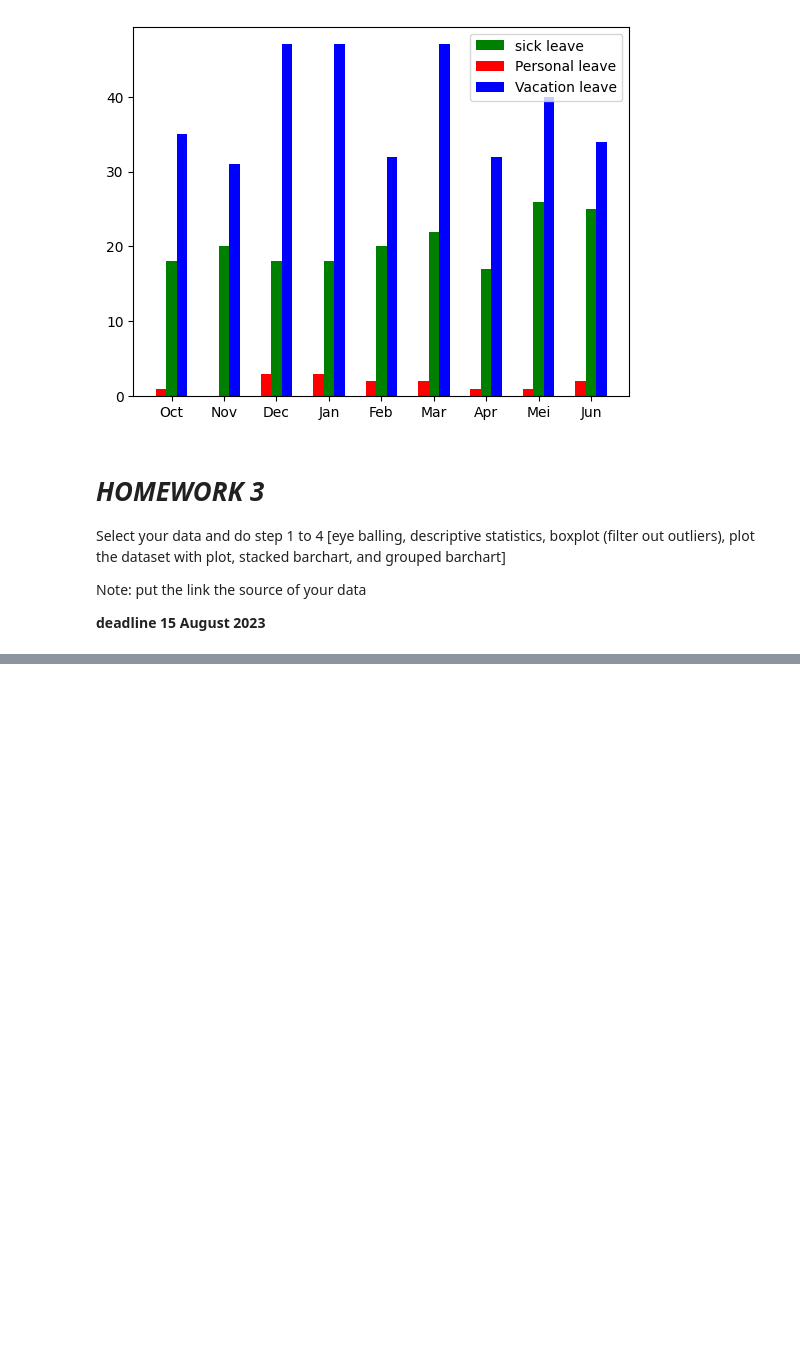
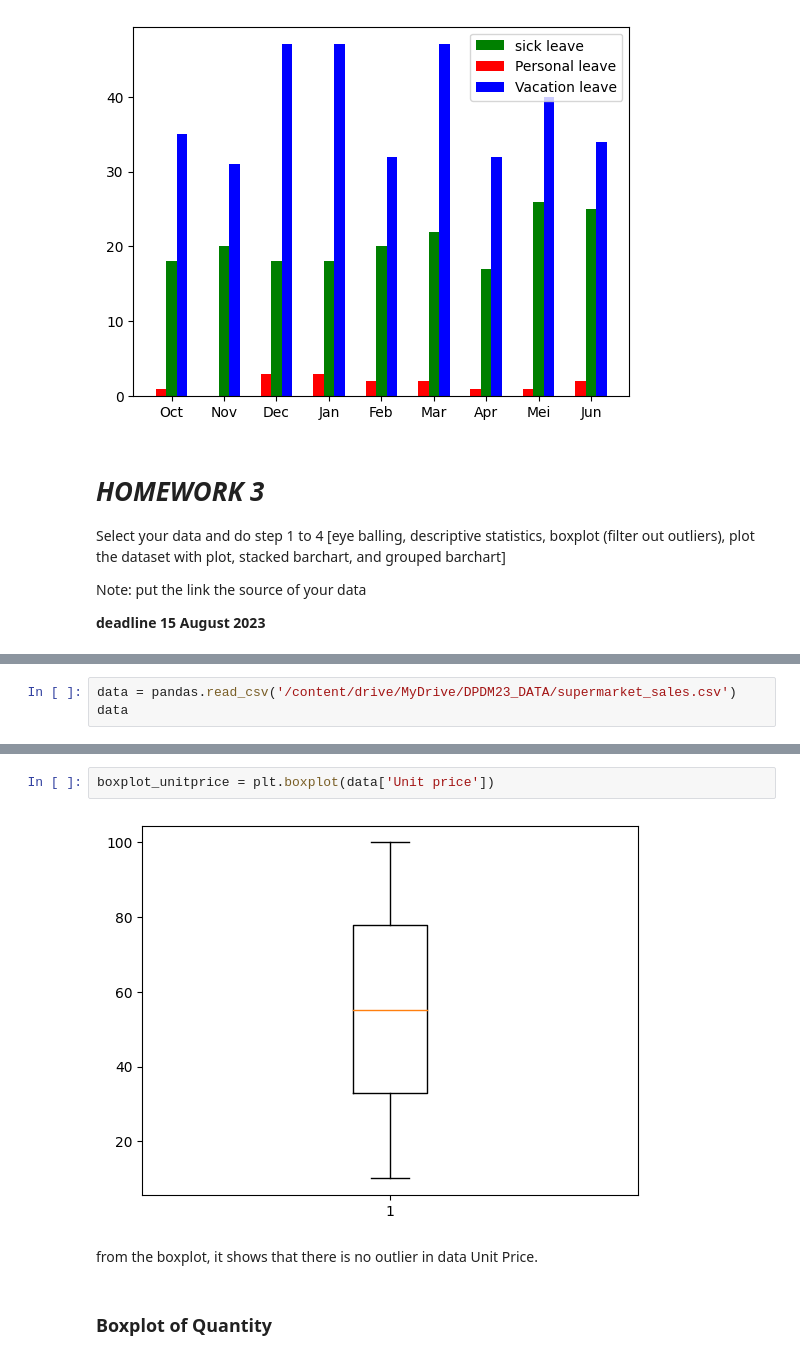
Before and after one commit to oktsadwikar/DPDM2023, a Jupyter notebook: Data102(Chapter_2).ipynb, the cells around one changed output, grey strips where cells are left out. Cells and saved outputs as stored; diff of their text form; blank space fills up the shorter version.

```diff
--- a/Data102(Chapter_2).ipynb
+++ b/Data102(Chapter_2).ipynb
@@ -561,0 +575,3 @@ Note: put the link the source of your data
+# %%
+data = pandas.read_csv('/content/drive/MyDrive/DPDM23_DATA/supermarket_sales.csv')
+data
@@ -561,0 +694,8 @@ Note: put the link the source of your data
+# %%
+boxplot_unitprice = plt.boxplot(data['Unit price'])
+# %% [output]
+[figure, added]
+# %% [markdown]
+from the boxplot, it shows that there is no outlier in data Unit Price.
+# %% [markdown]
+### Boxplot of Quantity
```
Also changed, not shown: parts of 138 cells of this notebook.
